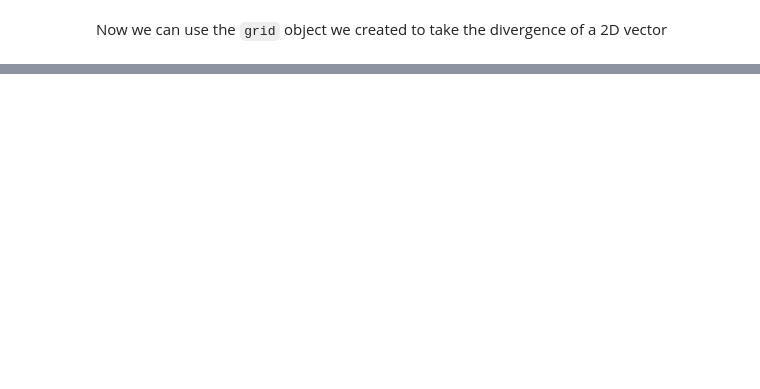
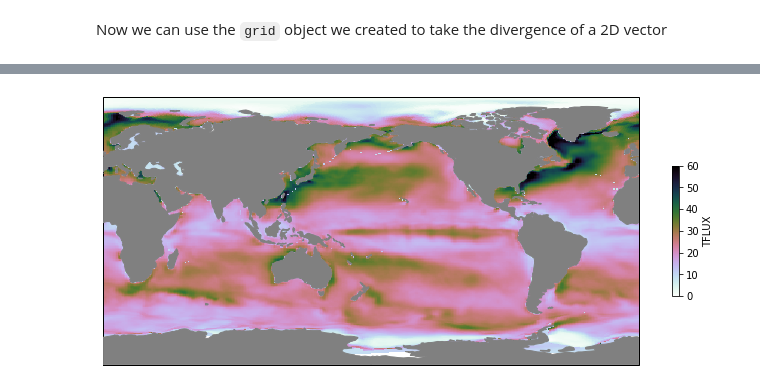
Before and after one commit to cpatrizio88/pangeo_ECCO, a Jupyter notebook: test_ecco.ipynb, the cells around one changed output, grey strips where cells are left out. Cells and saved outputs as stored; diff of their text form; code cells hidden in the pictures; blank space fills up the shorter version.

```diff
--- a/test_ecco.ipynb
+++ b/test_ecco.ipynb
@@ -257,0 +332,9 @@ ax.set_title(r'Surface Heat Flux (W/m$^2$)');
+# %%
+Qs_clim = ds.TFLUX.groupby('time.month').mean(dim='time')
+Qs_anom = ds.TFLUX.groupby('time.month') - Qs_clim
+
+# Standard deviation of surface heat flux
+m, ax = mapper(Qs_anom.std(dim='time'), cmap='cubehelix_r', vmax=60, vmin=0);
+ax.set_title(r'Standard Deviation of Surface Heat Flux (W/m$^2$)');
+# %% [output]
+[figure, added]
```
Also changed, not shown: parts of 11 cells of this notebook.
